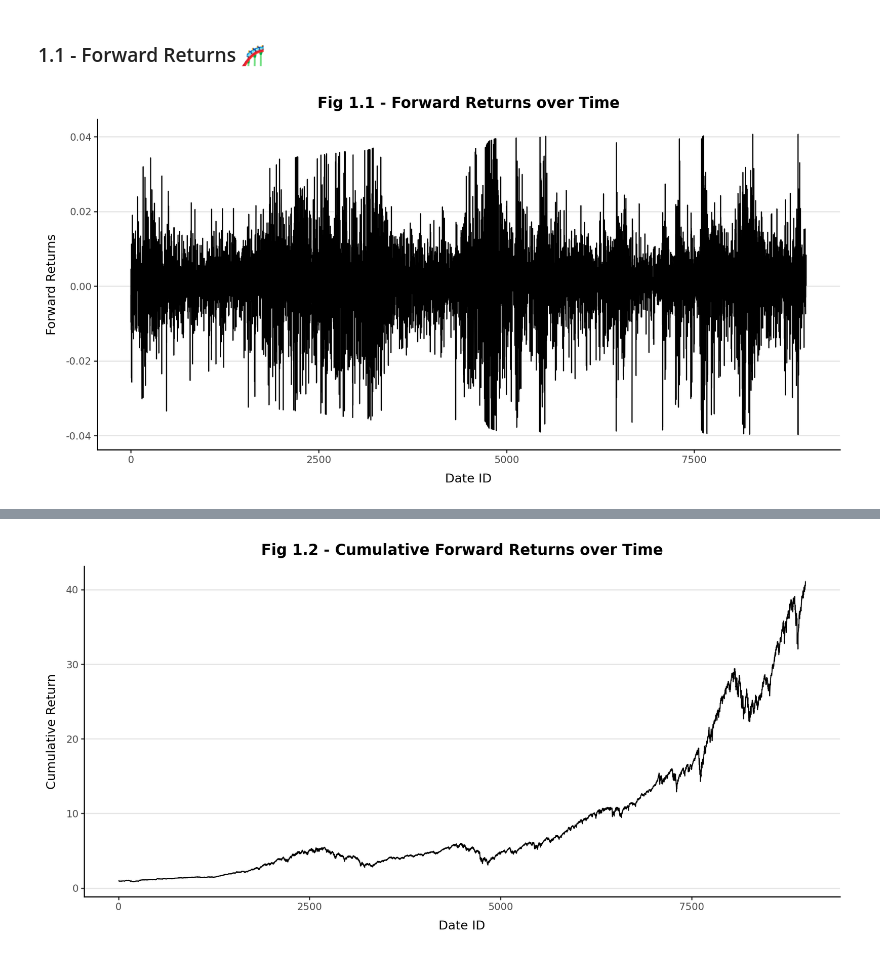
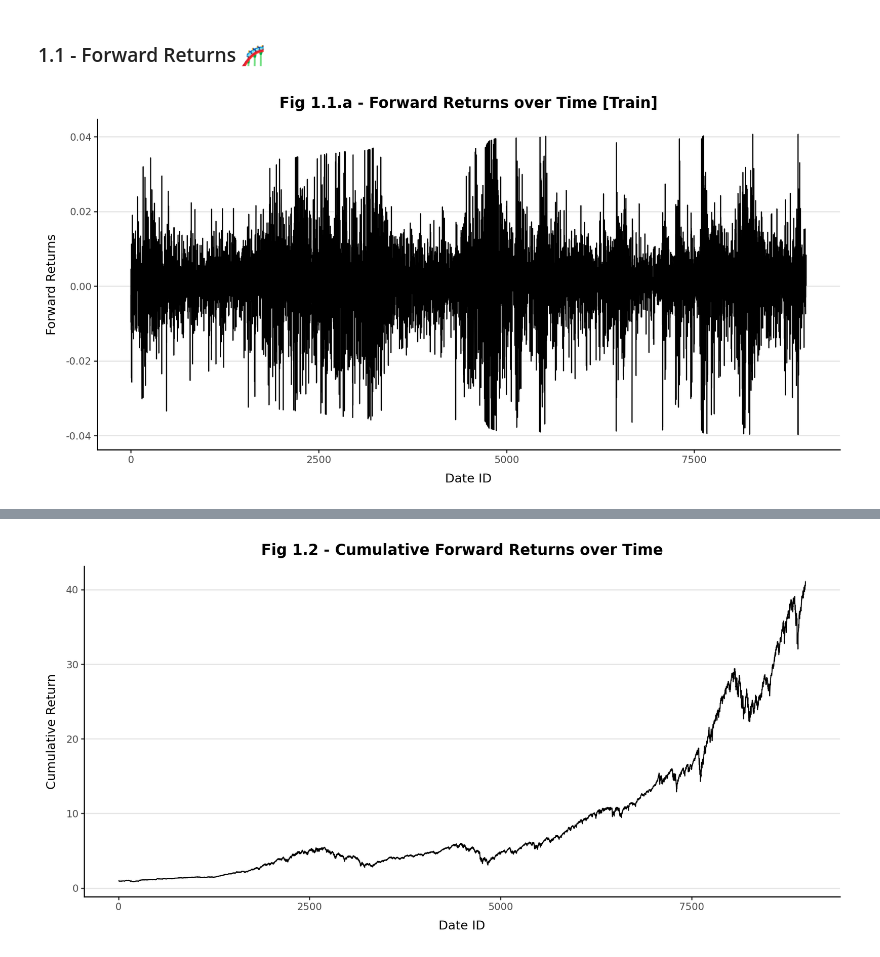
Before and after one commit to PaulCascarino/Kaggle-Hull_Market_Pred, a Jupyter notebook: notebooks/eda.ipynb, the cells around one changed output, grey strips where cells are left out. Cells and saved outputs as stored; diff of their text form; code cells hidden in the pictures.

```diff
--- a/notebooks/eda.ipynb
+++ b/notebooks/eda.ipynb
@@ -38,4 +39,6 @@ else:
 
 df_train = pd.read_csv(os.path.join(DATA_PATH, "train.csv")).sort_values("date_id")
 df_test = pd.read_csv(os.path.join(DATA_PATH, "test.csv")).sort_values("date_id")
+
+df_plot = df_train.copy()
 # %% [markdown]
@@ -52,16 +85,16 @@ Let's take a closer look at the key variables:
 ### 1.1 - Forward Returns 🎢
 # %%
 plot = (
-    ggplot(df_train, aes(x="date_id", y="forward_returns"))
+    ggplot(df_plot, aes(x="date_id", y=df_plot["forward_returns"]))
     + geom_line()
     + labs(
-        title="Fig 1.1 - Forward Returns over Time",
+        title="Fig 1.1.a - Forward Returns over Time [Train]",
         x="Date ID",
         y="Forward Returns"
     )
     + my_theme_classic()
 )
 
 plot
 # %% [output]
-[figure, old version]
+[figure, new version]
```
Also changed, not shown: parts of 22 cells of this notebook.
